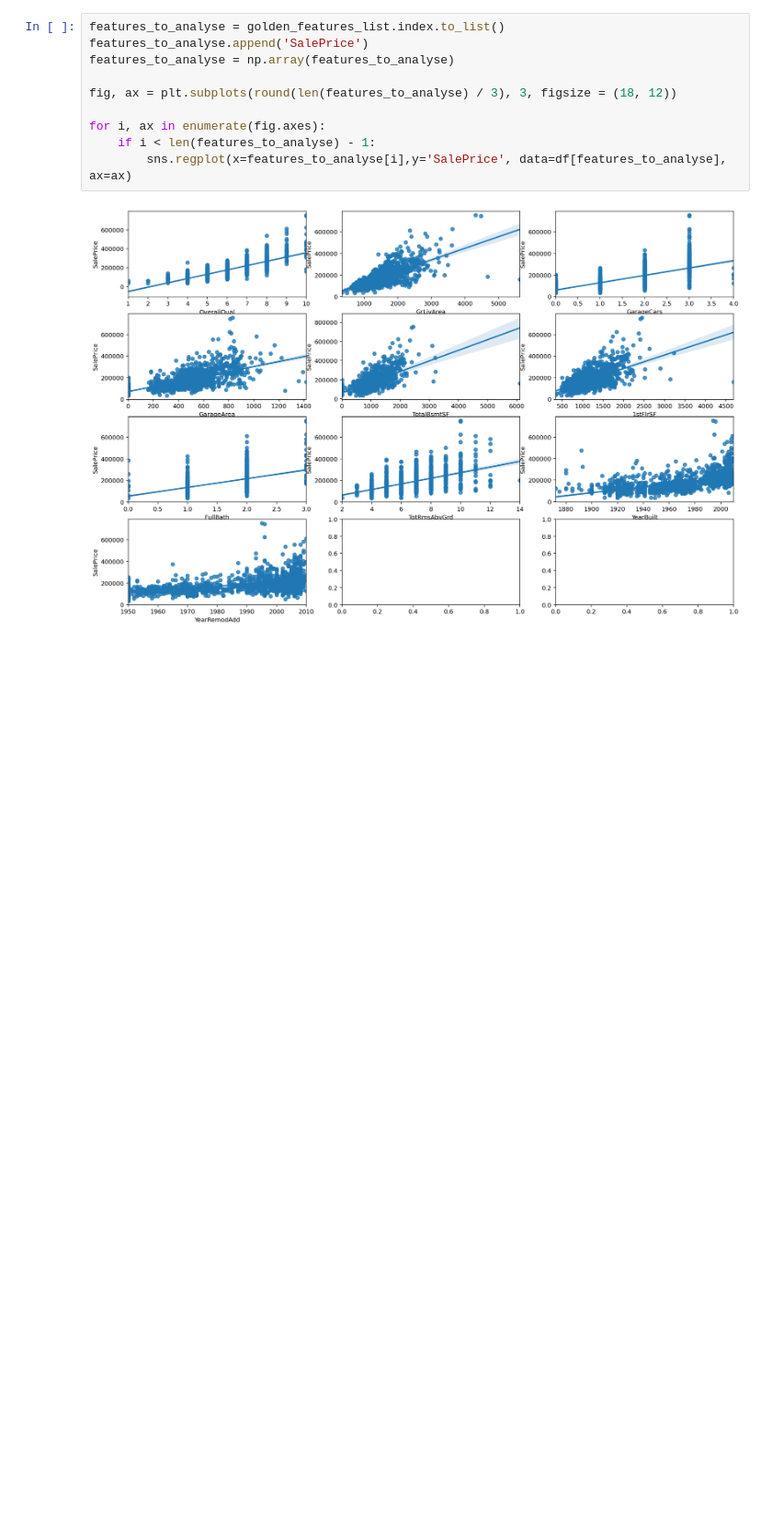
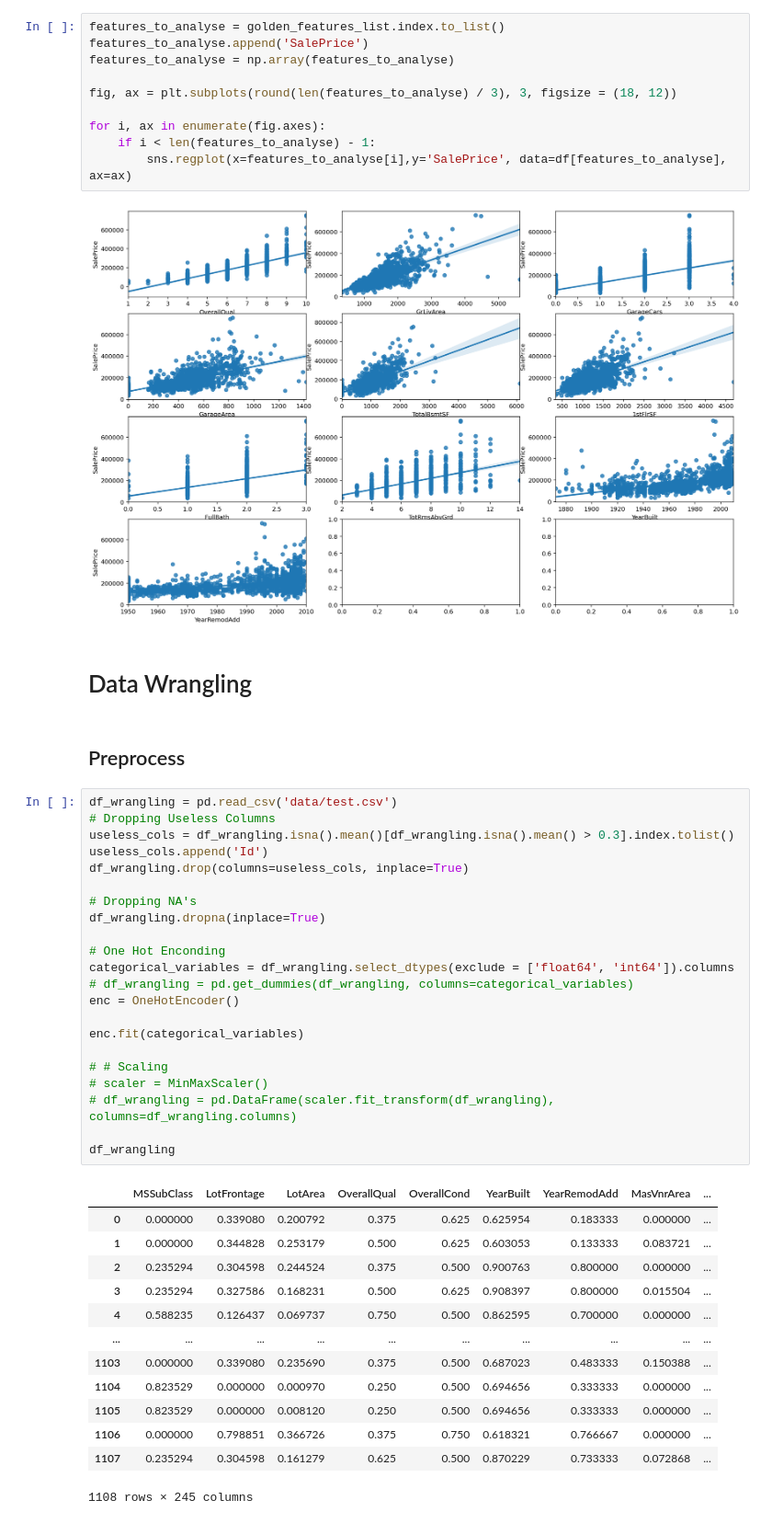
Before and after one commit to ET645/Adriel_ET645, a Jupyter notebook: House_Price_Predcition_Kaagle/House_Price_Prediction_NN_Kaagle.ipynb, the cells around one changed output. Shown at 92% size. Drawn from its saved outputs; the diff is of its cells as text; blank space fills up the shorter version.

Commit message:
Must finish preprocessing function

```diff
--- a/House_Price_Predcition_Kaagle/House_Price_Prediction_NN_Kaagle.ipynb
+++ b/House_Price_Predcition_Kaagle/House_Price_Prediction_NN_Kaagle.ipynb
@@ -173,3 +183,43 @@ for i, ax in enumerate(fig.axes):
         sns.regplot(x=features_to_analyse[i],y='SalePrice', data=df[features_to_analyse], ax=ax)
 # %% [output]
 [figure]
+# %% [markdown]
+# Data Wrangling
+# %% [markdown]
+## Preprocess
+# %%
+df_wrangling = pd.read_csv('data/test.csv')
+# Dropping Useless Columns
+useless_cols = df_wrangling.isna().mean()[df_wrangling.isna().mean() > 0.3].index.tolist()
+useless_cols.append('Id')
+df_wrangling.drop(columns=useless_cols, inplace=True)
+
+# Dropping NA's
+df_wrangling.dropna(inplace=True)
+
+# One Hot Enconding
+categorical_variables = df_wrangling.select_dtypes(exclude = ['float64', 'int64']).columns
+# df_wrangling = pd.get_dummies(df_wrangling, columns=categorical_variables)
+enc = OneHotEncoder()
+
+enc.fit(categorical_variables)
+
+# # Scaling
+# scaler = MinMaxScaler()
+# df_wrangling = pd.DataFrame(scaler.fit_transform(df_wrangling), columns=df_wrangling.columns)
+
+df_wrangling
+# %% [output]
+|  | MSSubClass | LotFrontage | LotArea | OverallQual | OverallCond | YearBuilt | YearRemodAdd | MasVnrArea | ... |
+| 0 | 0.000000 | 0.339080 | 0.200792 | 0.375 | 0.625 | 0.625954 | 0.183333 | 0.000000 | ... |
+| 1 | 0.000000 | 0.344828 | 0.253179 | 0.500 | 0.625 | 0.603053 | 0.133333 | 0.083721 | ... |
+| 2 | 0.235294 | 0.304598 | 0.244524 | 0.375 | 0.500 | 0.900763 | 0.800000 | 0.000000 | ... |
+| 3 | 0.235294 | 0.327586 | 0.168231 | 0.500 | 0.625 | 0.908397 | 0.800000 | 0.015504 | ... |
+| 4 | 0.588235 | 0.126437 | 0.069737 | 0.750 | 0.500 | 0.862595 | 0.700000 | 0.000000 | ... |
+| ... | ... | ... | ... | ... | ... | ... | ... | ... | ... |
+| 1103 | 0.000000 | 0.339080 | 0.235690 | 0.375 | 0.500 | 0.687023 | 0.483333 | 0.150388 | ... |
+| 1104 | 0.823529 | 0.000000 | 0.000970 | 0.250 | 0.500 | 0.694656 | 0.333333 | 0.000000 | ... |
+| 1105 | 0.823529 | 0.000000 | 0.008120 | 0.250 | 0.500 | 0.694656 | 0.333333 | 0.000000 | ... |
+| 1106 | 0.000000 | 0.798851 | 0.366726 | 0.375 | 0.750 | 0.618321 | 0.766667 | 0.000000 | ... |
+| 1107 | 0.235294 | 0.304598 | 0.161279 | 0.625 | 0.500 | 0.870229 | 0.733333 | 0.072868 | ... |
+1108 rows × 245 columns
```
Also changed, not shown: parts of 15 cells of this notebook.
